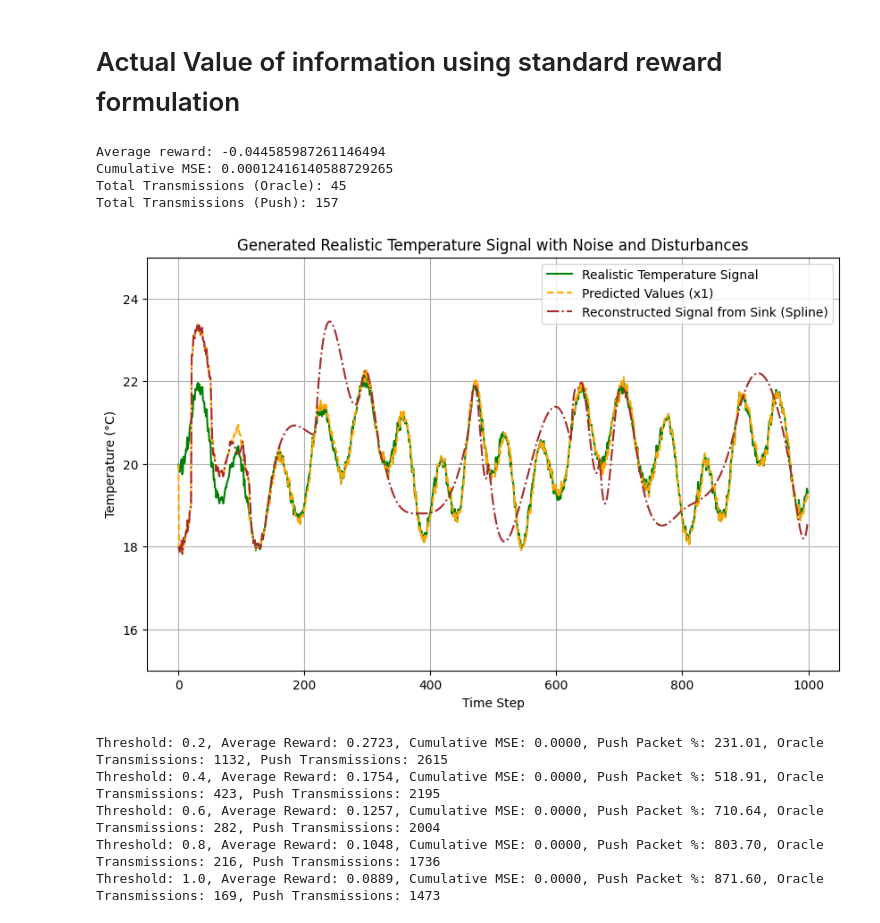
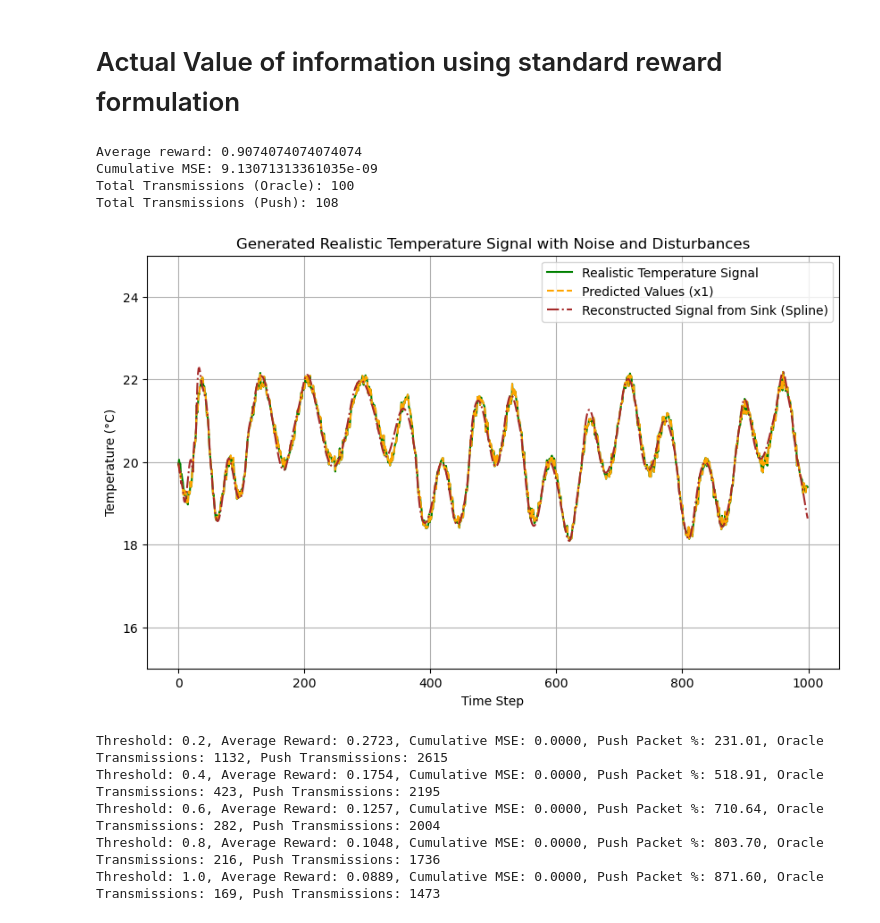
Before and after one commit to sokistar24/push_pull, a Jupyter notebook: push_pull_voi_compare.ipynb, the cells around one changed output. Cells and saved outputs as stored; diff of their text form; code cells hidden in the pictures.

Commit message:
push reconstruction and collision

```diff
--- a/push_pull_voi_compare.ipynb
+++ b/push_pull_voi_compare.ipynb
@@ -77,7 +77,11 @@ def push_based_system_voi(z_temp, time_steps, threshold, beta_1, beta_2, delta_t
 
     return ave_reward ,cumulative_mse, push_transmission_count, oracle_transmission_count,predicted_values, oracle_transmission_times,push_transmission_times, predicted_at_transmissions, transmitted_values
 
-
+# Parameters for the push-based system
+threshold = 0.5  # Threshold for VoI
+beta_1 = 0.99  # dEWMA beta_1
+beta_2 = 0.01  # dEWMA beta_2
+delta_t = 1  # Time step for the rate of change
 # Generate realistic temperature signal with dynamic amplitude, random phase shifts, and irregular periods
 def generate_realistic_temperature_signal(total_time, time_resolution, T_avg, T_period, noise_amplitude, disturbance_probability):
     t = np.arange(0, total_time, time_resolution)
@@ -106,11 +110,7 @@ disturbance_probability = 0  # Probability of a disturbance occurring at each ti
 # Generate the realistic temperature signal
 t, T_realistic = generate_realistic_temperature_signal(total_time, time_resolution, T_avg, T_period, noise_amplitude, disturbance_probability)
 
-# Parameters for the push-based system
-threshold = 1.0  # Threshold for VoI
-beta_1 = 0.9  # dEWMA beta_1
-beta_2 = 0.9  # dEWMA beta_2
-delta_t = 1  # Time step for the rate of change
+
 
 # Run the experiment for the push-based system with VoI calculation
 ave_reward, cumulative_mse, push_transmission_count, oracle_transmission_count,predicted_values, oracle_transmission_times, push_transmission_times, predicted_at_transmissions, transmitted_values = push_based_system_voi(T_realistic, total_time, threshold, beta_1, beta_2, delta_t)
@@ -122,38 +122,38 @@ print(f"Total Transmissions (Oracle): {oracle_transmission_count}")
 print(f"Total Transmissions (Push): {push_transmission_count}")
 
 
 # Plot the generated temperature signal with noise and disturbances
 plt.figure(figsize=(10, 6))
 plt.plot(t, T_realistic, label="Realistic Temperature Signal", color='green')
 plt.xlabel("Time Step")
 plt.ylabel("Temperature (°C)")
 plt.title("Generated Realistic Temperature Signal with Noise and Disturbances")
 plt.ylim(15, 25)
 
 
 # Plot the predicted values (based on x1 from dEWMA)
 plt.plot(t, predicted_values, label="Predicted Values (x1)", color='orange', linestyle='--')
 
 
 # Reconstruct the temperature path using spline interpolation from transmitted data
 transmitted_times, transmitted_x1_values, transmitted_x2_values = zip(*transmitted_values)
 
 # Spline fitting: Use cubic spline interpolation to reconstruct the signal
 spline_reconstruction = CubicSpline(transmitted_times, transmitted_x1_values, bc_type='natural')
 reconstructed_signal = spline_reconstruction(t)
 
 # Plot the reconstructed signal
 plt.plot(t, reconstructed_signal, label="Reconstructed Signal from Sink (Spline)", color='brown', linestyle='-.')
 
 plt.legend()
 plt.grid(True)
 plt.show()
 # %% [output]
-Average reward: -0.044585987261146494
-Cumulative MSE: 0.00012416140588729265
-Total Transmissions (Oracle): 45
-Total Transmissions (Push): 157
+Average reward: 0.9074074074074074
+Cumulative MSE: 9.13071313361035e-09
+Total Transmissions (Oracle): 100
+Total Transmissions (Push): 108
-[figure, old version]
+[figure, new version]
 # %%
 import numpy as np
 import random
```
Also changed, not shown: 2 other files.
